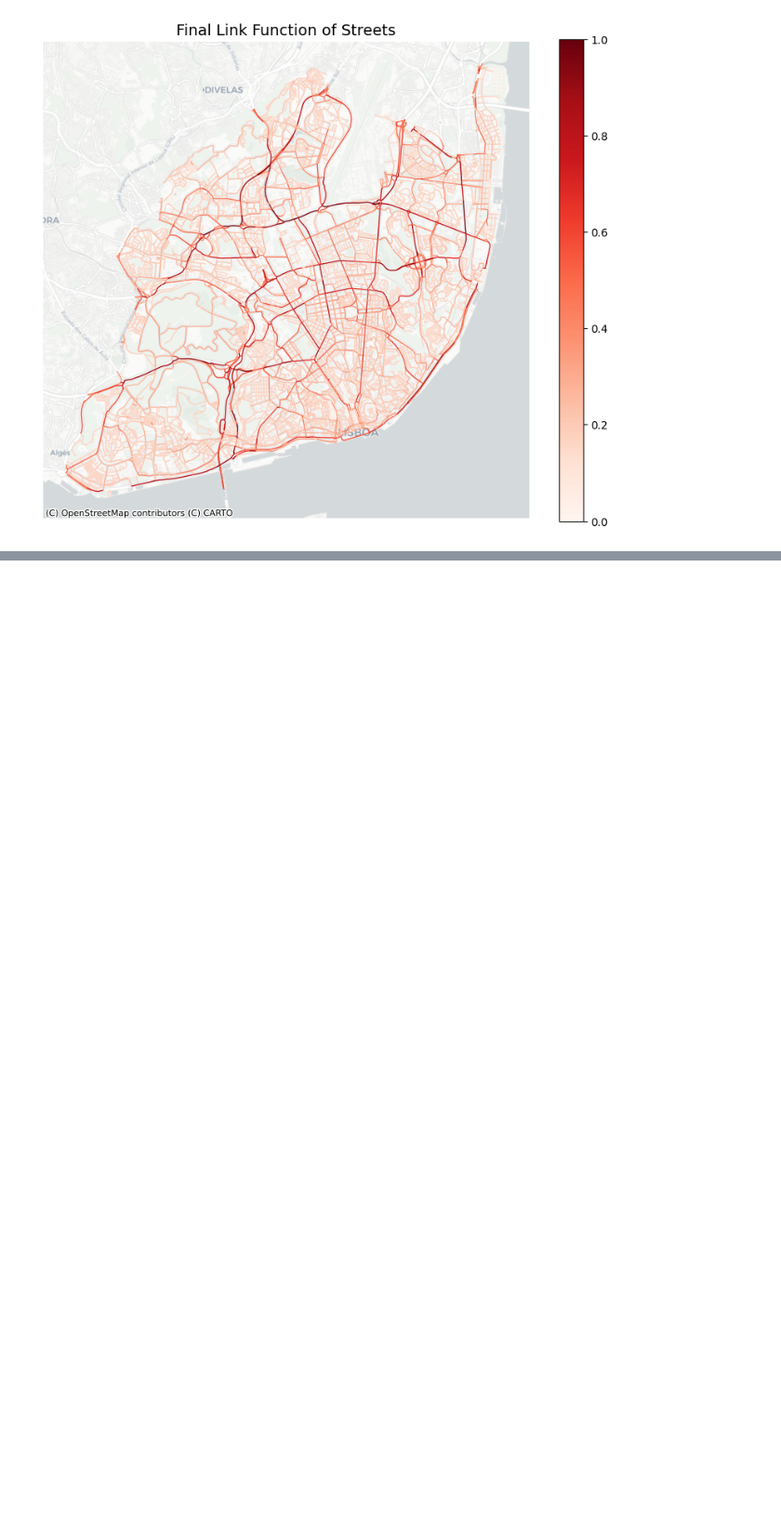
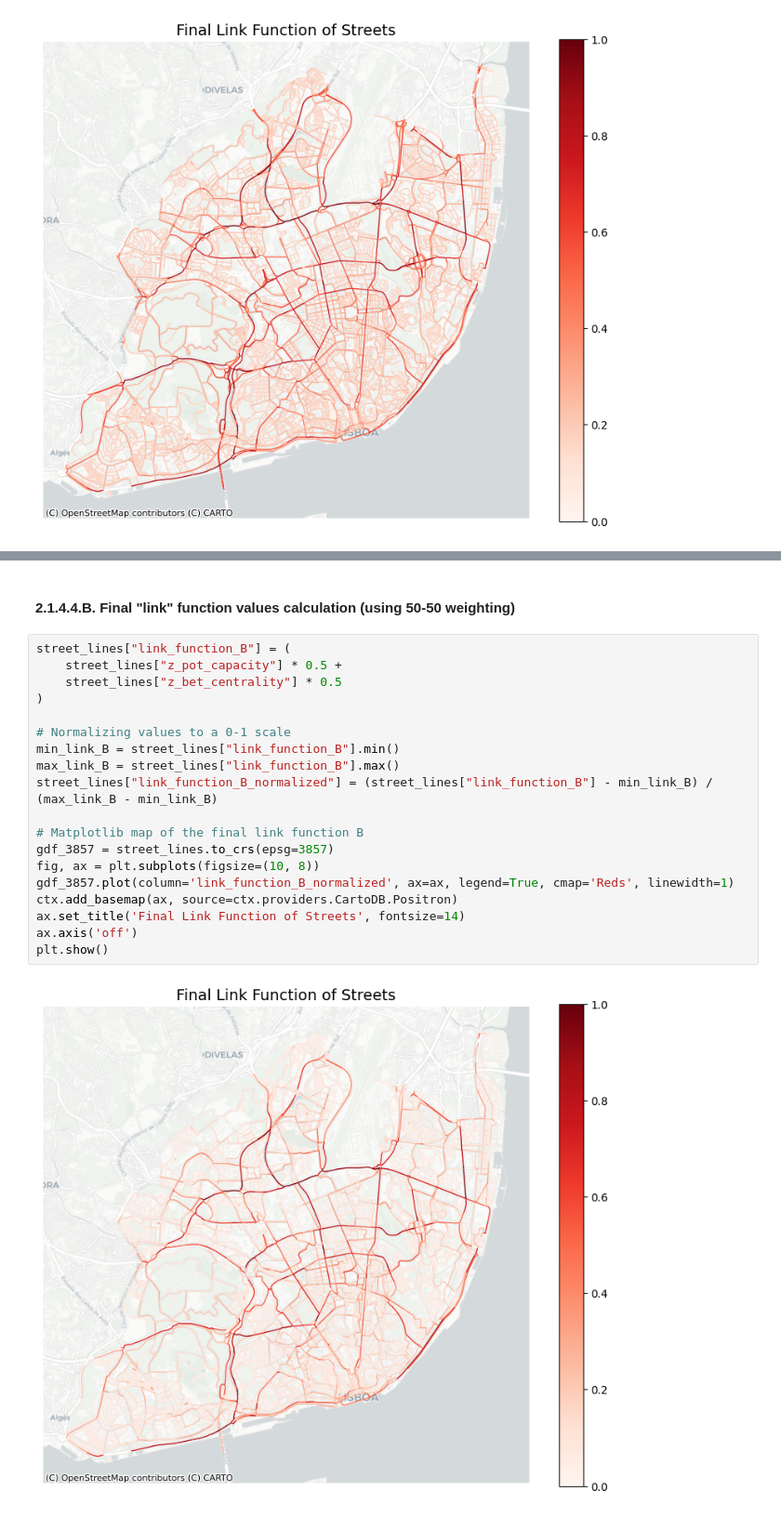
Before and after one commit to U-Shift/lp_streets, a Jupyter notebook: lp_streets.ipynb, the cells around one changed output, grey strips where cells are left out. Shown at 93% size. Cells and saved outputs as stored; diff of their text form; blank space fills up the shorter version.

```diff
--- a/lp_streets.ipynb
+++ b/lp_streets.ipynb
@@ -1244,0 +1269,23 @@ dtype: float64
+# %% [markdown]
+#### 2.1.4.4.B. Final "link" function values calculation (using 50-50 weighting)
+# %%
+street_lines["link_function_B"] = (
+    street_lines["z_pot_capacity"] * 0.5 +
+    street_lines["z_bet_centrality"] * 0.5
+)
+
+# Normalizing values to a 0-1 scale
+min_link_B = street_lines["link_function_B"].min()
+max_link_B = street_lines["link_function_B"].max()
+street_lines["link_function_B_normalized"] = (street_lines["link_function_B"] - min_link_B) / (max_link_B - min_link_B)
+
+# Matplotlib map of the final link function B
+gdf_3857 = street_lines.to_crs(epsg=3857)
+fig, ax = plt.subplots(figsize=(10, 8))
+gdf_3857.plot(column='link_function_B_normalized', ax=ax, legend=True, cmap='Reds', linewidth=1)
+ctx.add_basemap(ax, source=ctx.providers.CartoDB.Positron)
+ax.set_title('Final Link Function of Streets', fontsize=14)
+ax.axis('off')
+plt.show()
+# %% [output]
+[figure, added]
```
Also changed, not shown: parts of 7 cells of this notebook.
